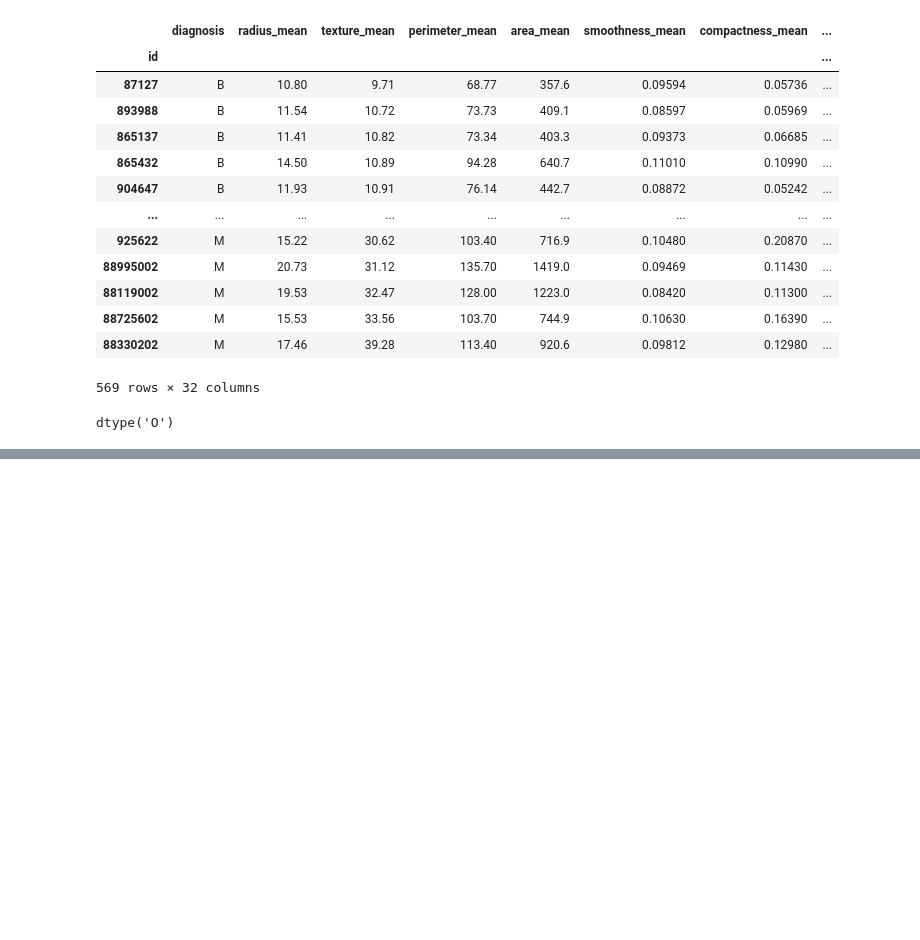
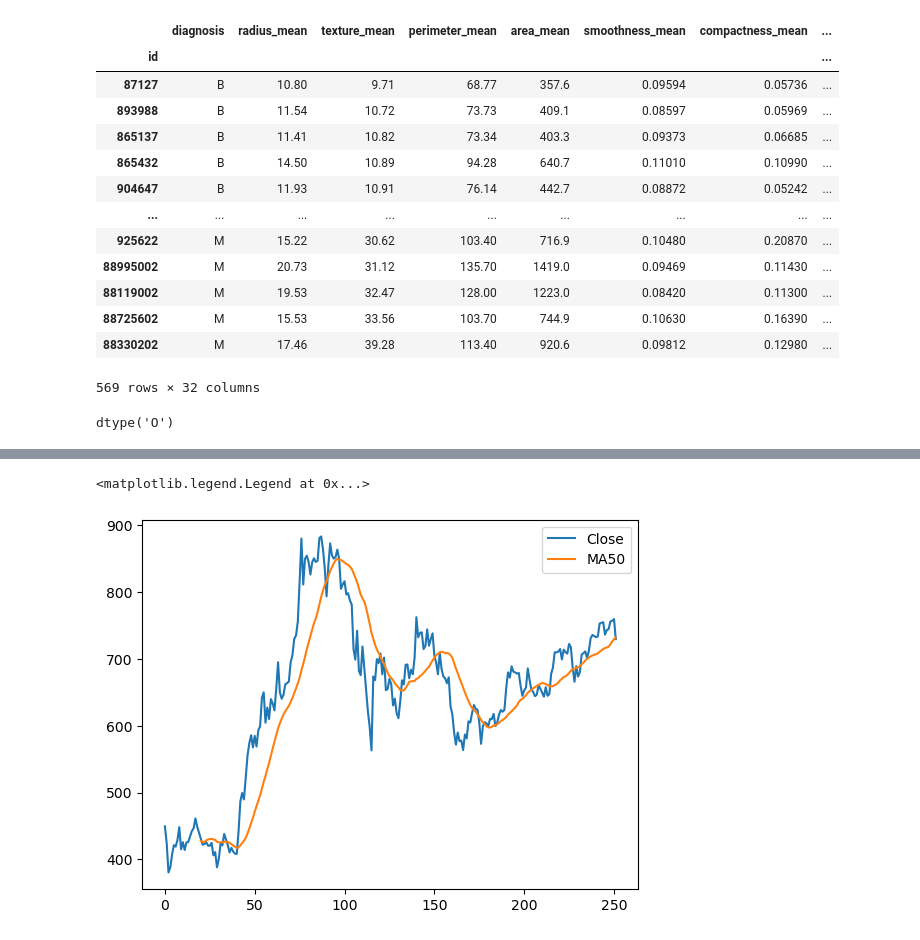
Before and after one commit to amediaaj/Data-Science-101-Methodology-Python-and-Essential-Math, a Jupyter notebook: pandas.ipynb, the cells around one changed output, grey strips where cells are left out. Cells and saved outputs as stored; diff of their text form; code cells hidden in the pictures; blank space fills up the shorter version.

```diff
--- a/pandas.ipynb
+++ b/pandas.ipynb
@@ -428,0 +541,7 @@ bc.isna().sum().sum()
+# %%
+tsla['Close'].plot()
+tsla['MA50'].plot()
+plt.legend()
+# %% [output]
+<matplotlib.legend.Legend at 0x...>
+[figure, added]
```
Also changed, not shown: parts of 22 cells of this notebook.
